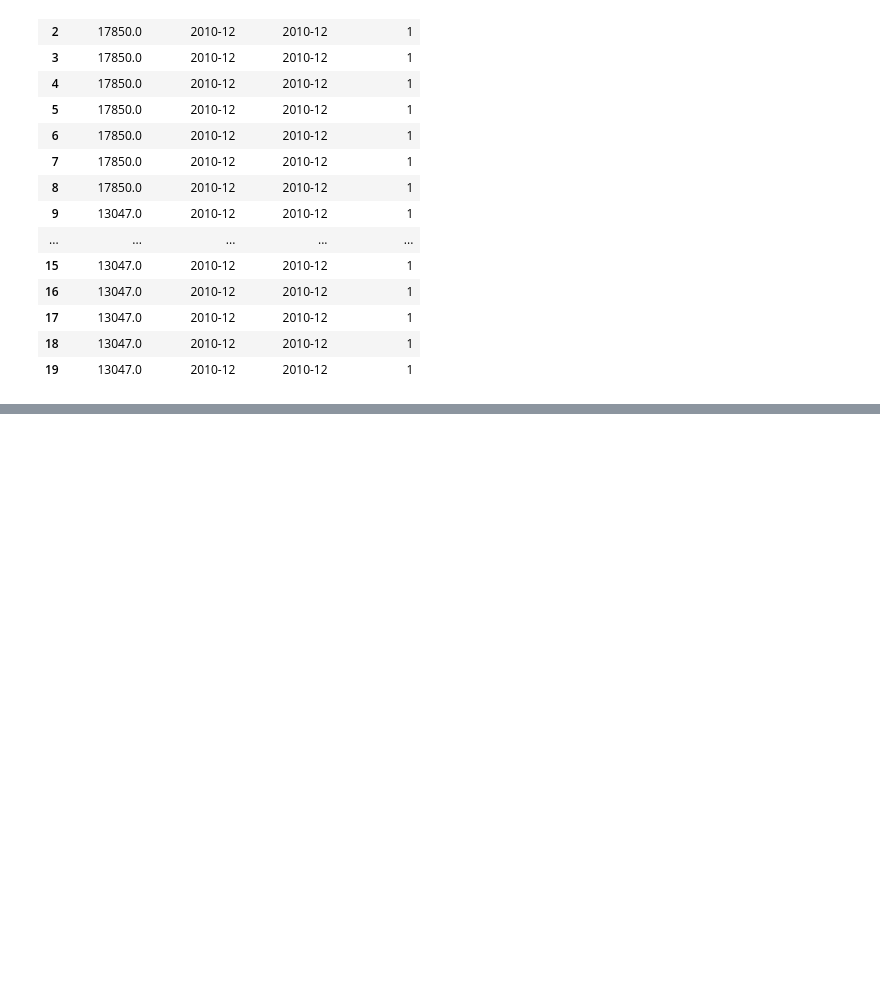
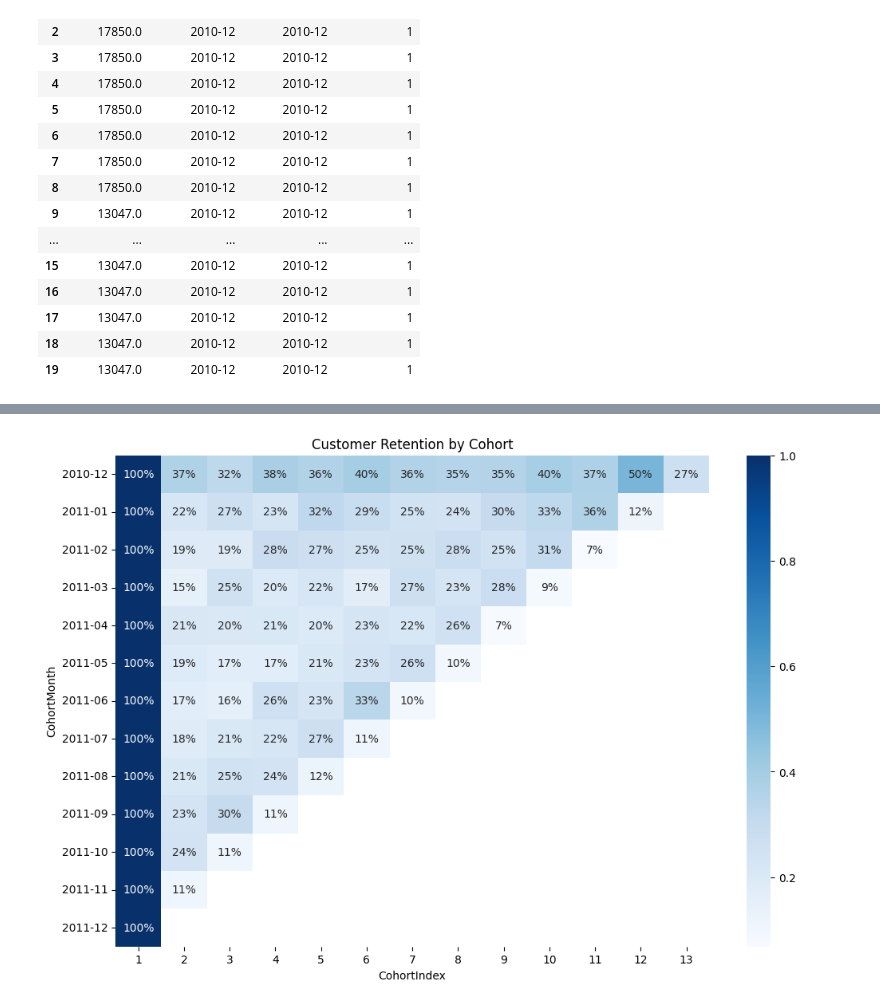
Before and after one commit to Adithyan-7/infotact-group5-data-analytics, a Jupyter notebook: notebooks/03_cohort_analysis.ipynb, the cells around one changed output, grey strips where cells are left out. Cells and saved outputs as stored; diff of their text form; code cells hidden in the pictures; blank space fills up the shorter version.

Commit message:
Generated customer retention matrix and cohort heatmap

```diff
--- a/notebooks/03_cohort_analysis.ipynb
+++ b/notebooks/03_cohort_analysis.ipynb
@@ -79,3 +79,11 @@ df[["CustomerID","InvoiceMonth","CohortMonth","CohortIndex"]].head(20)
 | 19 | 13047.0 | 2010-12 | 2010-12 | 1 |
 # %%
 df.to_csv("../data/cleaned/cohort_ready_dataset.csv",index=False)
+# %%
+import pandas as pd
+
+df = pd.read_csv("../data/cleaned/cohort_ready_dataset.csv")
+# %%
+cohort_data = df.groupby(["CohortMonth", "CohortIndex"])["CustomerID"].nunique().reset_index()
+
+cohort_data.head()
@@ -81,0 +97,4 @@ df.to_csv("../data/cleaned/cohort_ready_dataset.csv",index=False)
+# %%
+cohort_counts = cohort_data.pivot(index="CohortMonth", columns="CohortIndex",values="CustomerID")
+
+cohort_counts.head()
@@ -81,0 +109,6 @@ df.to_csv("../data/cleaned/cohort_ready_dataset.csv",index=False)
+# %%
+cohort_sizes = cohort_counts.iloc[:, 0]
+
+retention = cohort_counts.divide( cohort_sizes,axis=0)
+
+retention.head()
@@ -81,0 +123,12 @@ df.to_csv("../data/cleaned/cohort_ready_dataset.csv",index=False)
+# %%
+import matplotlib.pyplot as plt
+import seaborn as sns
+
+plt.figure(figsize=(12,8))
+
+sns.heatmap(retention,annot=True,fmt=".0%",cmap="Blues")
+
+plt.title("Customer Retention by Cohort")
+plt.show()
+# %% [output]
+[figure, added]
```
Also changed, not shown: parts of 5 cells of this notebook.
